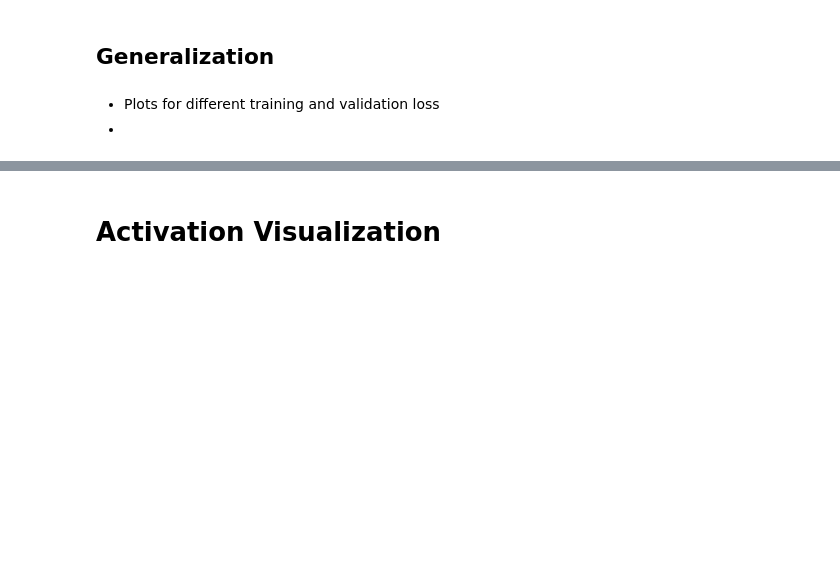
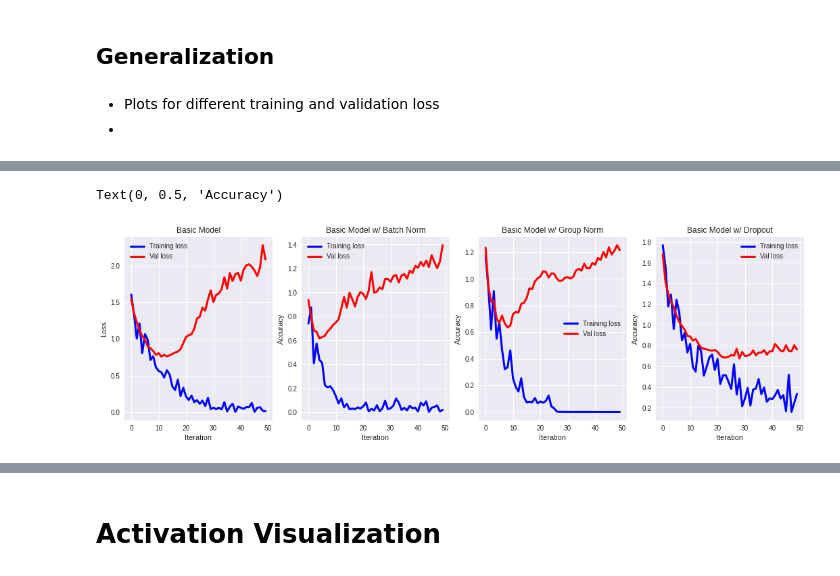
Before and after one commit to Dhagash4/CudaVision, a Jupyter notebook: assignment-3/CNNs.ipynb, the cells around one changed output, grey strips where cells are left out. Saved outputs shown, nothing was run; the diff lists cells and outputs as text; code cells hidden in the pictures; blank space fills up the shorter version.

```diff
--- a/assignment-3/CNNs.ipynb
+++ b/assignment-3/CNNs.ipynb
@@ -541,0 +597,10 @@ $$
+# %%
+train_losses_naiive = np.array(stats_naiive['train_loss'],dtype=np.float)
+train_losses_bnorm = np.array(stats_bnorm['train_loss'],dtype=np.float)
+train_losses_gnorm = np.array(stats_gnorm['train_loss'],dtype=np.float)
+train_losses_dropout = np.array(stats_dropout['train_loss'],dtype=np.float)
+
+val_losses_naiive = np.array(stats_naiive['valid_loss'],dtype=np.float)
+val_losses_bnorm  = np.array(stats_bnorm['valid_loss'],dtype=np.float)
+val_losses_gnorm  = np.array(stats_gnorm['valid_loss'],dtype=np.float)
+val_losses_dropout  = np.array(stats_dropout['valid_loss'],dtype=np.float)
@@ -541,0 +624,47 @@ $$
+# %%
+plt.style.use('seaborn')
+fig, ax = plt.subplots(1, 4)
+fig.set_size_inches(18, 5)
+
+
+ax[0].plot(train_losses_naiive, c="blue", label="Training loss", linewidth=3)
+ax[0].plot(val_losses_naiive, c="red", label="Val loss", linewidth=3)
+ax[0].set_title("Basic Model")
+ax[0].legend(loc="best")
+ax[0].set_xlabel("Iteration")
+ax[0].set_ylabel("Loss")
+# ax[0].set_title("Train/Val Loss")
+
+ax[1].plot(train_losses_bnorm, c="blue",
+           label="Training loss", linewidth=3)
+ax[1].plot(val_losses_bnorm, c="red", label="Val loss", linewidth=3)
+ax[1].legend(loc="best")
+ax[1].set_title("Basic Model w/ Batch Norm")
+ax[1].set_xlabel("Iteration")
+ax[1].set_ylabel("Accuracy")
+# ax[1].set_yscale("log")
+# ax[1].set_title("Train/Val Loss")
+
+
+ax[2].plot(train_losses_gnorm, c="blue",
+           label="Training loss", linewidth=3)
+ax[2].plot(val_losses_gnorm, c="red", label="Val loss", linewidth=3)
+ax[2].legend(loc="best")
+ax[2].set_title("Basic Model w/ Group Norm")
+ax[2].set_xlabel("Iteration")
+ax[2].set_ylabel("Accuracy")
+# ax[2].set_yscale("log")
+# ax[2].set_title("Train/Val Loss")
+
+ax[3].plot(train_losses_dropout, c="blue",
+       label="Training loss", linewidth=3)
+ax[3].plot(val_losses_dropout, c="red", label="Val loss", linewidth=3)
+ax[3].legend(loc="best")
+ax[3].set_title("Basic Model w/ Dropout")
+ax[3].set_xlabel("Iteration")
+ax[3].set_ylabel("Accuracy")
+# ax[3].set_yscale("log")
+# ax[3].set_title("Train/Val Loss")
+# %% [output]
+Text(0, 0.5, 'Accuracy')
+[figure, added]
```
Also changed, not shown: parts of 19 cells of this notebook.
